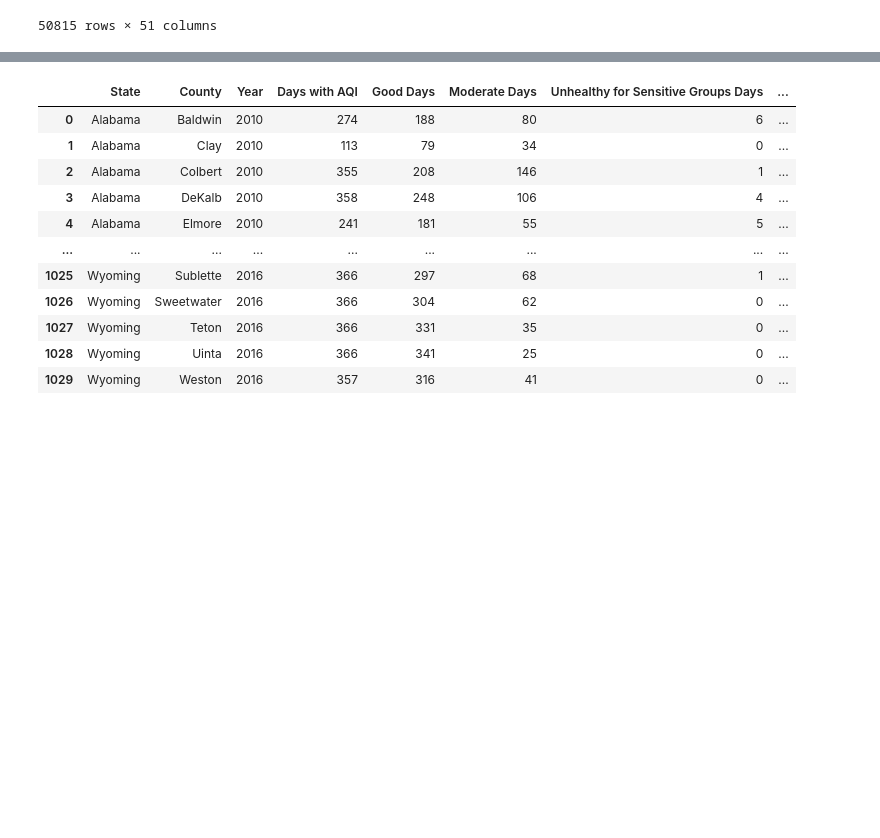
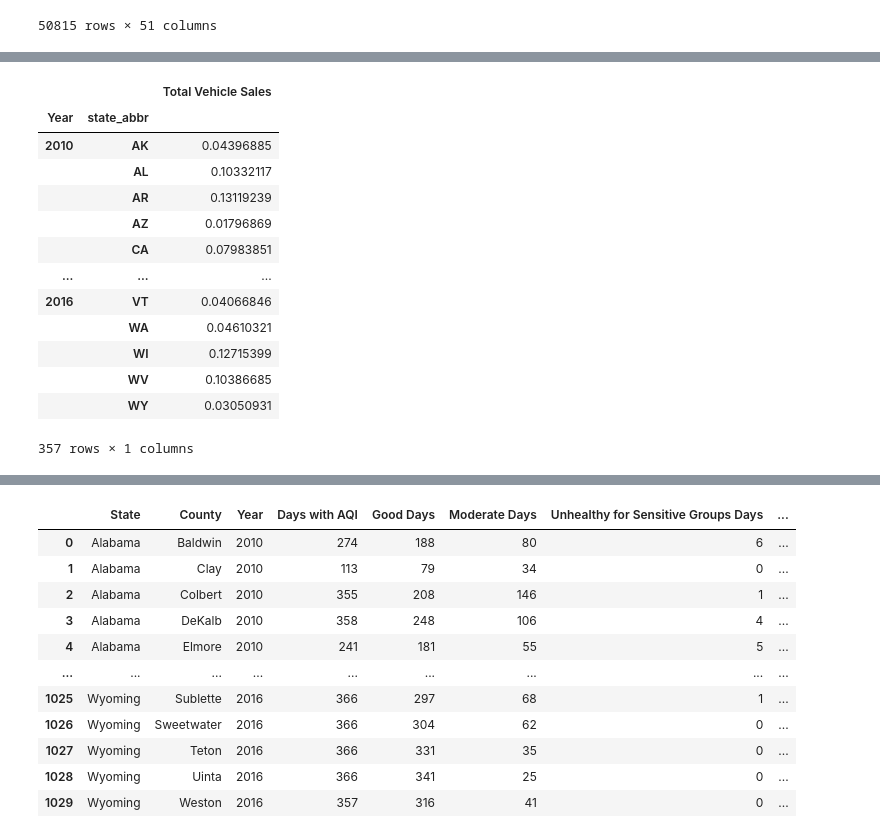
Before and after one commit to monal20/Neueda2023, a Jupyter notebook: Analysis.ipynb, the cells around one changed output, grey strips where cells are left out. Drawn from its saved outputs; the diff is of its cells as text; code cells hidden in the pictures; blank space fills up the shorter version.

```diff
--- a/Analysis.ipynb
+++ b/Analysis.ipynb
@@ -44,3 +59,26 @@ df_ev = df_ev.fillna(0)
+# %%
+df_total = pd.melt(df_ev, id_vars='state_abbr', value_vars=["2010.1", "2011.1", "2012.1", "2013.1", "2014.1", "2015.1", "2016.1"], var_name="Year", value_name="Total Vehicle Sales")
+
+df_total["Year"] = df_total["Year"].str[:-2].astype(int)
+
+df_total = df_total.groupby(['Year', 'state_abbr']).sum()
+
+df_total
+# %% [output]
+|  |  | Total Vehicle Sales |
+| Year | state_abbr |  |
+| 2010 | AK | 0.04396885 |
+|  | AL | 0.10332117 |
+|  | AR | 0.13119239 |
+|  | AZ | 0.01796869 |
+|  | CA | 0.07983851 |
+| ... | ... | ... |
+| 2016 | VT | 0.04066846 |
+|  | WA | 0.04610321 |
+|  | WI | 0.12715399 |
+|  | WV | 0.10386685 |
+|  | WY | 0.03050931 |
+357 rows × 1 columns
 # %%
 df_ev2 = df_ev.loc[df_ev['fuel_type_org'].isin(['ELECTRIC VEHICLE', 'HYBRID ELECTRIC VEHICLE', 'PLUG IN HYBRID ELECTRIC VEHICLE'])]
 df_ev2
```
Also changed, not shown: parts of 4 cells of this notebook, 1 other file.
